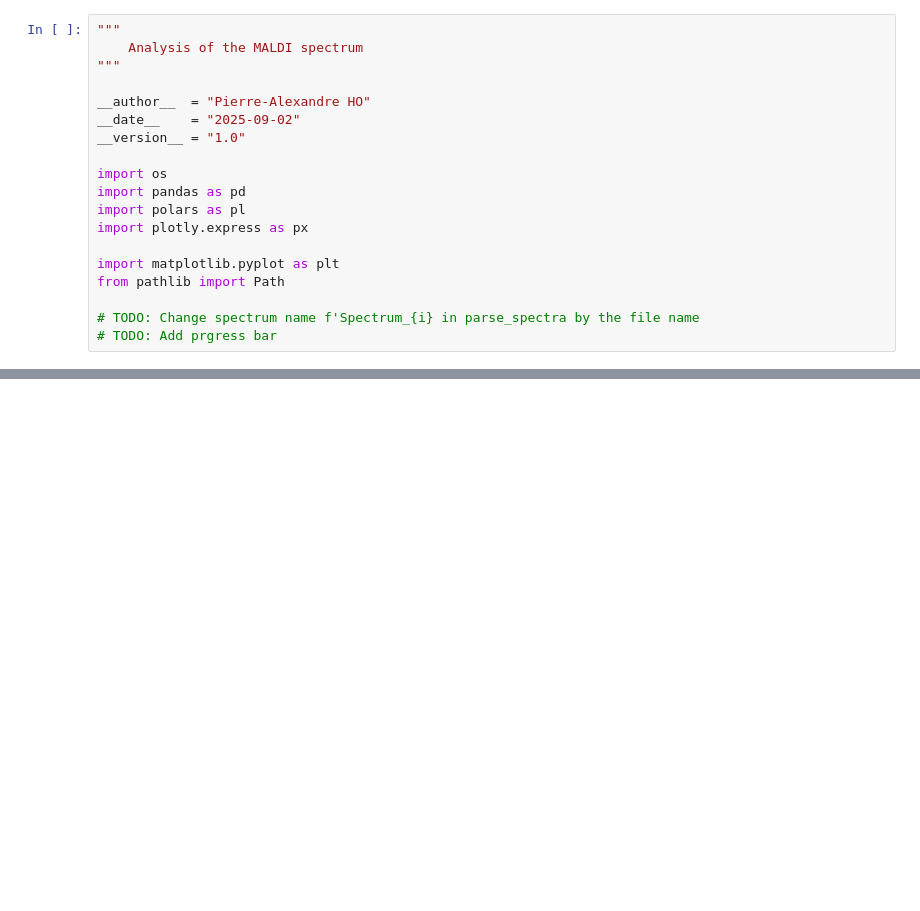
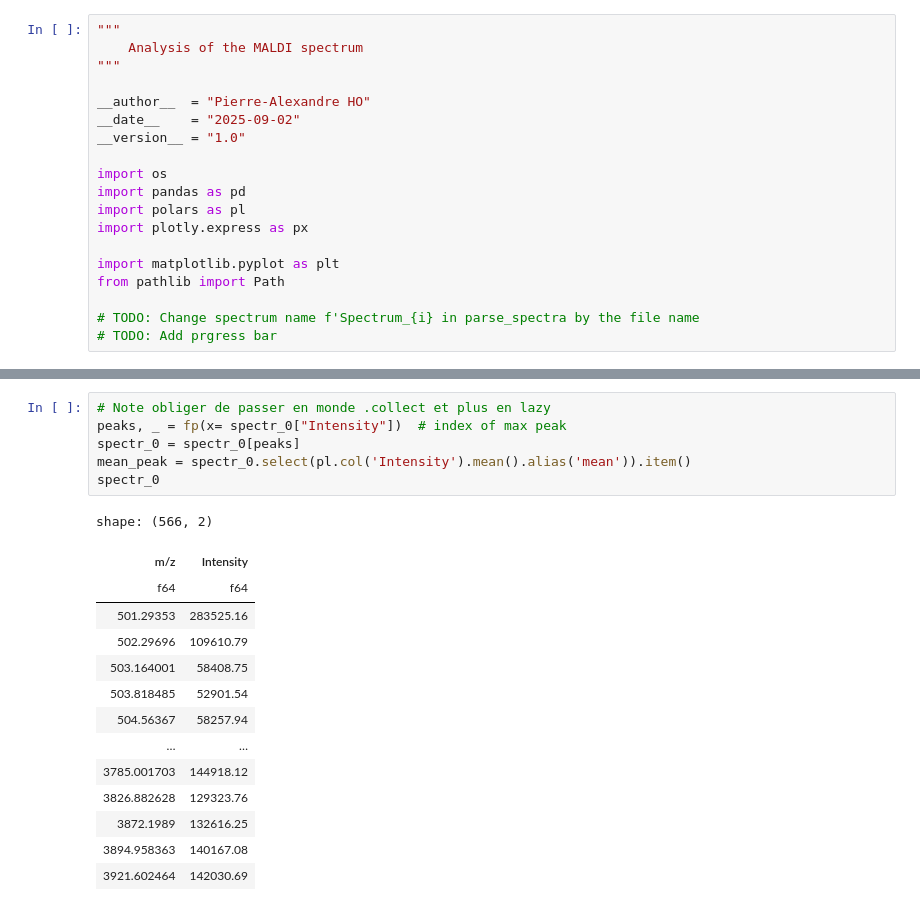
Before and after one commit to Protactinium92/SugarMALDI, a Jupyter notebook: src/spectre.ipynb, the cells around one changed output, grey strips where cells are left out. Drawn from its saved outputs; the diff is of its cells as text; blank space fills up the shorter version.

```diff
--- a/src/spectre.ipynb
+++ b/src/spectre.ipynb
@@ -89,0 +107,21 @@ KeyboardInterrupt:
+# %%
+# Note obliger de passer en monde .collect et plus en lazy
+peaks, _ = fp(x= spectr_0["Intensity"])  # index of max peak
+spectr_0 = spectr_0[peaks]
+mean_peak = spectr_0.select(pl.col('Intensity').mean().alias('mean')).item()
+spectr_0
+# %% [output]
+shape: (566, 2)
+| m/z | Intensity |
+| f64 | f64 |
+| 501.29353 | 283525.16 |
+| 502.29696 | 109610.79 |
+| 503.164001 | 58408.75 |
+| 503.818485 | 52901.54 |
+| 504.56367 | 58257.94 |
+| … | … |
+| 3785.001703 | 144918.12 |
+| 3826.882628 | 129323.76 |
+| 3872.1989 | 132616.25 |
+| 3894.958363 | 140167.08 |
+| 3921.602464 | 142030.69 |
```
Also changed, not shown: parts of 10 cells of this notebook, 2 other files.
